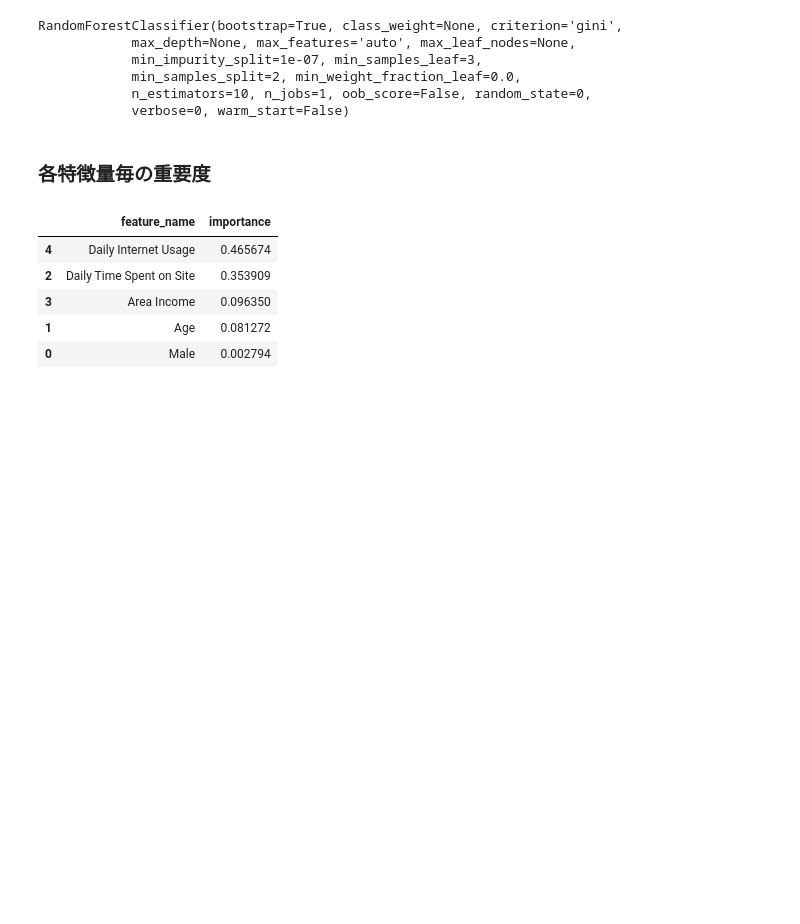
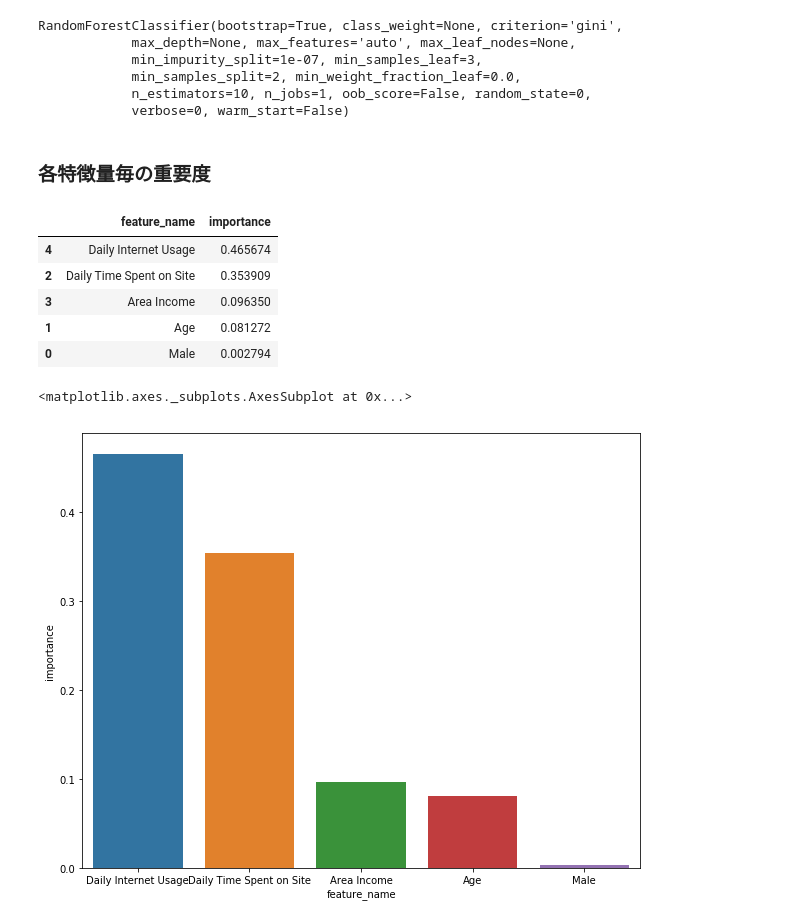
Before and after one commit to pondelion/DataAnalysis, a Jupyter notebook: Advertising/analysis.ipynb, the cells around one changed output. Saved outputs shown, nothing was run; the diff lists cells and outputs as text; code cells hidden in the pictures; blank space fills up the shorter version.

```diff
--- a/Advertising/analysis.ipynb
+++ b/Advertising/analysis.ipynb
@@ -199,7 +199,8 @@ df_importance = pd.DataFrame({
     'importance': clf.feature_importances_
 })
 # %%
-df_importance.sort_values('importance', ascending=False)
+df_importance = df_importance.sort_values('importance', ascending=False)
+df_importance
 # %% [output]
 |  | feature_name | importance |
 | 4 | Daily Internet Usage | 0.465674 |
@@ -207,3 +208,8 @@ df_importance.sort_values('importance', ascending=False)
 | 3 | Area Income | 0.096350 |
 | 1 | Age | 0.081272 |
 | 0 | Male | 0.002794 |
+# %%
+sns.barplot(df_importance['feature_name'], df_importance['importance'])
+# %% [output]
+<matplotlib.axes._subplots.AxesSubplot at 0x...>
+[figure, added]
```
Also changed, not shown: parts of 2 cells of this notebook.
